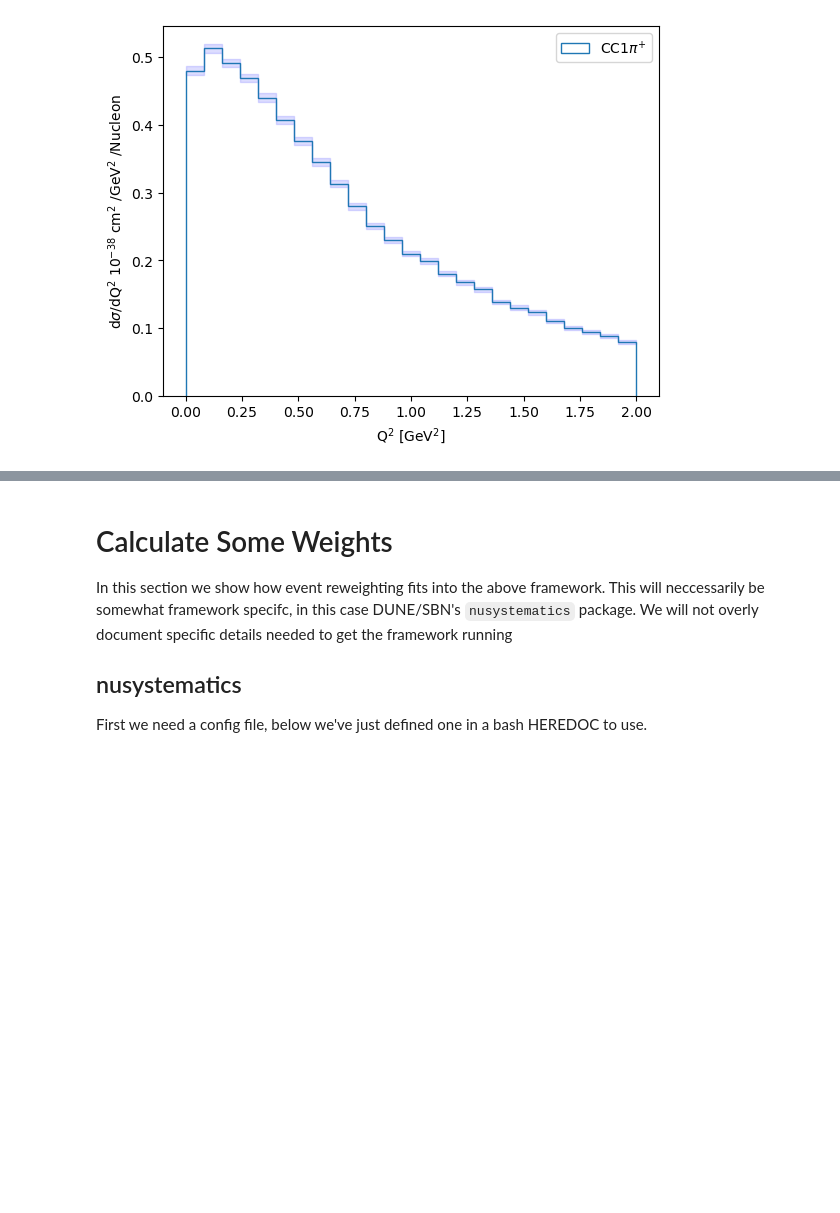
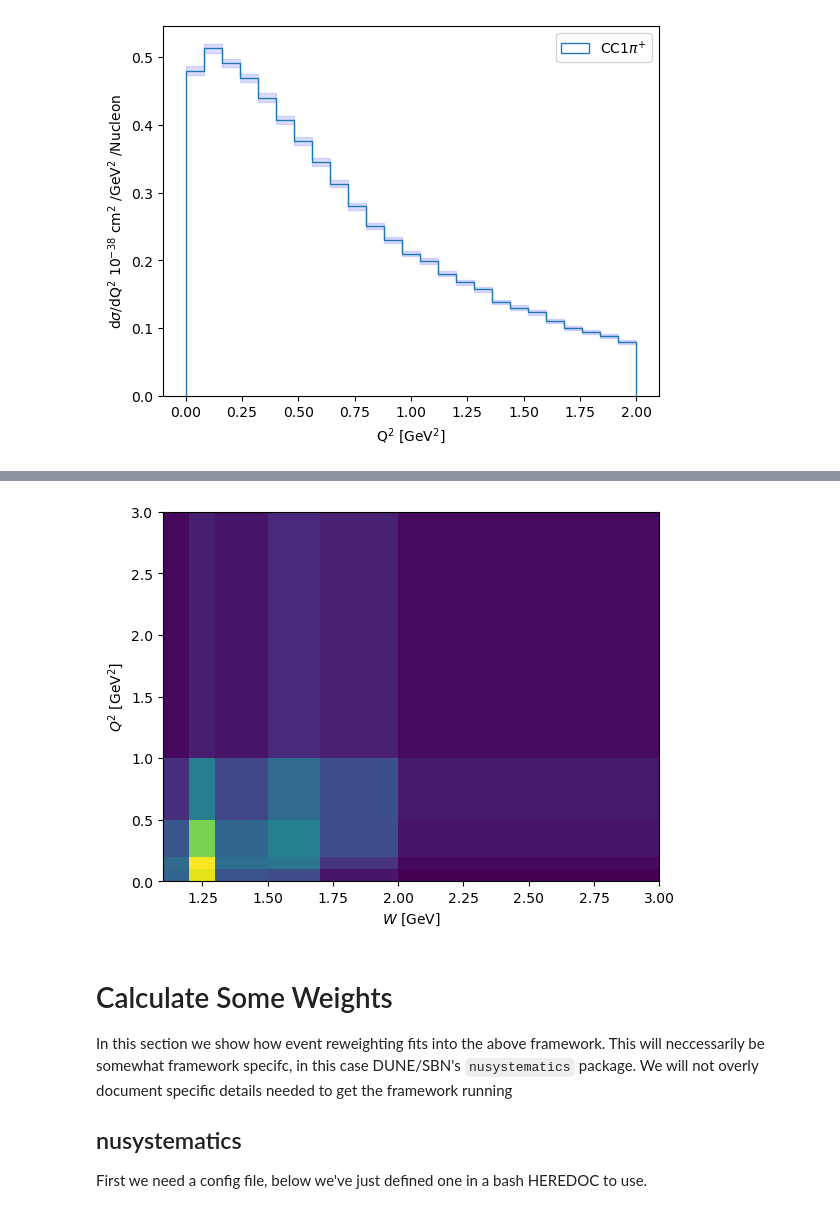
Before and after one commit to NUISANCEMC/notebooks, a Jupyter notebook: NUISANCE3TutorialDec24.ipynb, the cells around one changed output, grey strips where cells are left out. Drawn from its saved outputs; the diff is of its cells as text; code cells hidden in the pictures; blank space fills up the shorter version.

```diff
--- a/NUISANCE3TutorialDec24.ipynb
+++ b/NUISANCE3TutorialDec24.ipynb
@@ -477,3 +490,13 @@ plt.show()
+# %%
+q2bins = pn.Binning.contiguous([0,0.1,0.2,0.5,1,3], r"$Q^{2}$ [GeV$^{2}$]")
+wbins = pn.Binning.contiguous([1.1,1.2,1.3,1.5,1.7,2,3], r"$W$ [GeV]")
+
+WQ2_h = pn.HistFrame(pn.Binning.product([wbins, q2bins]))
+WQ2_h.fill(ef, ["W_vtx", "Q2"])
+WQ2_h.finalise(True).mpl().colormesh()
+plt.show()
+# %% [output]
+[figure, added]
 # %% [markdown]
 # Calculate Some Weights
 
```
Also changed, not shown: parts of 23 cells of this notebook.
